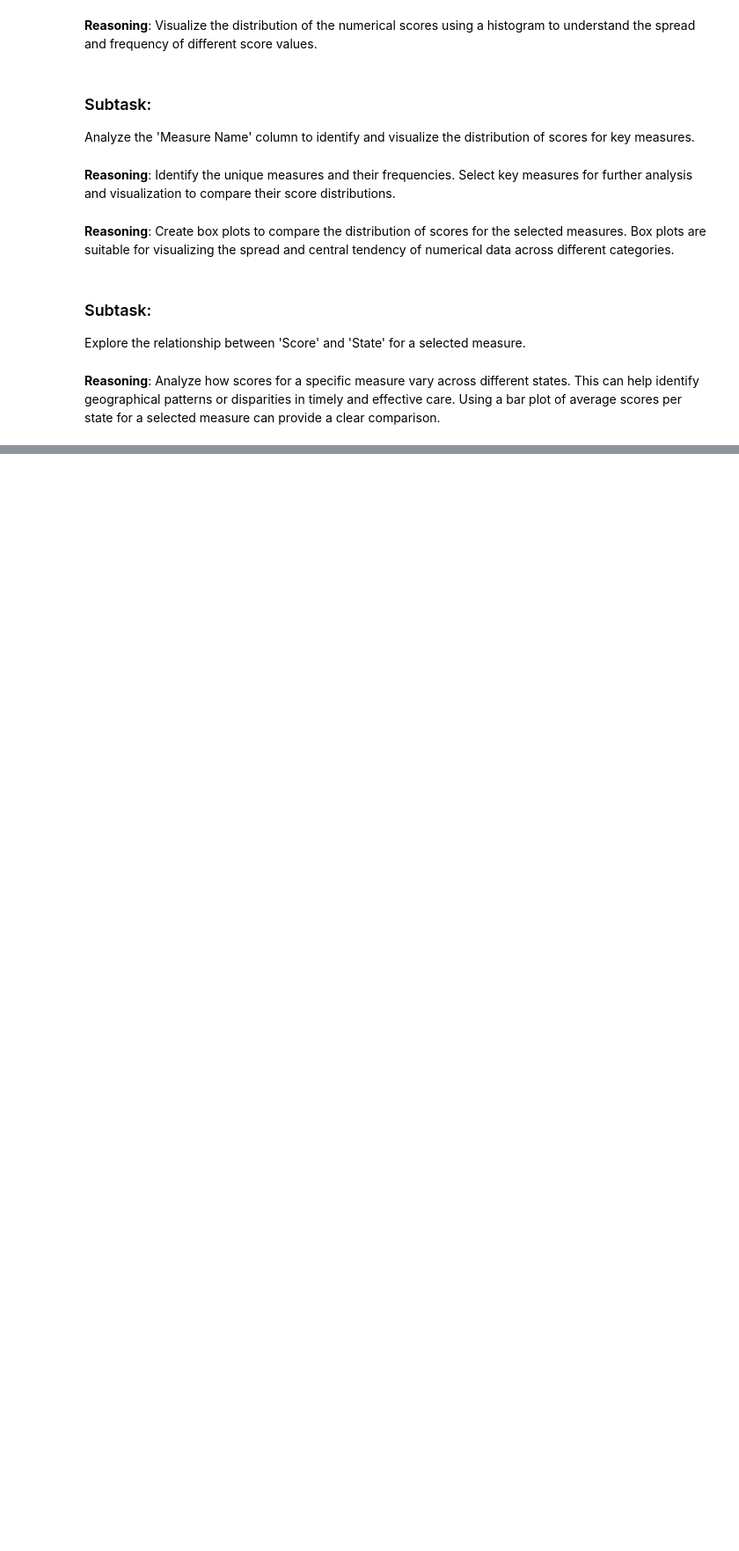
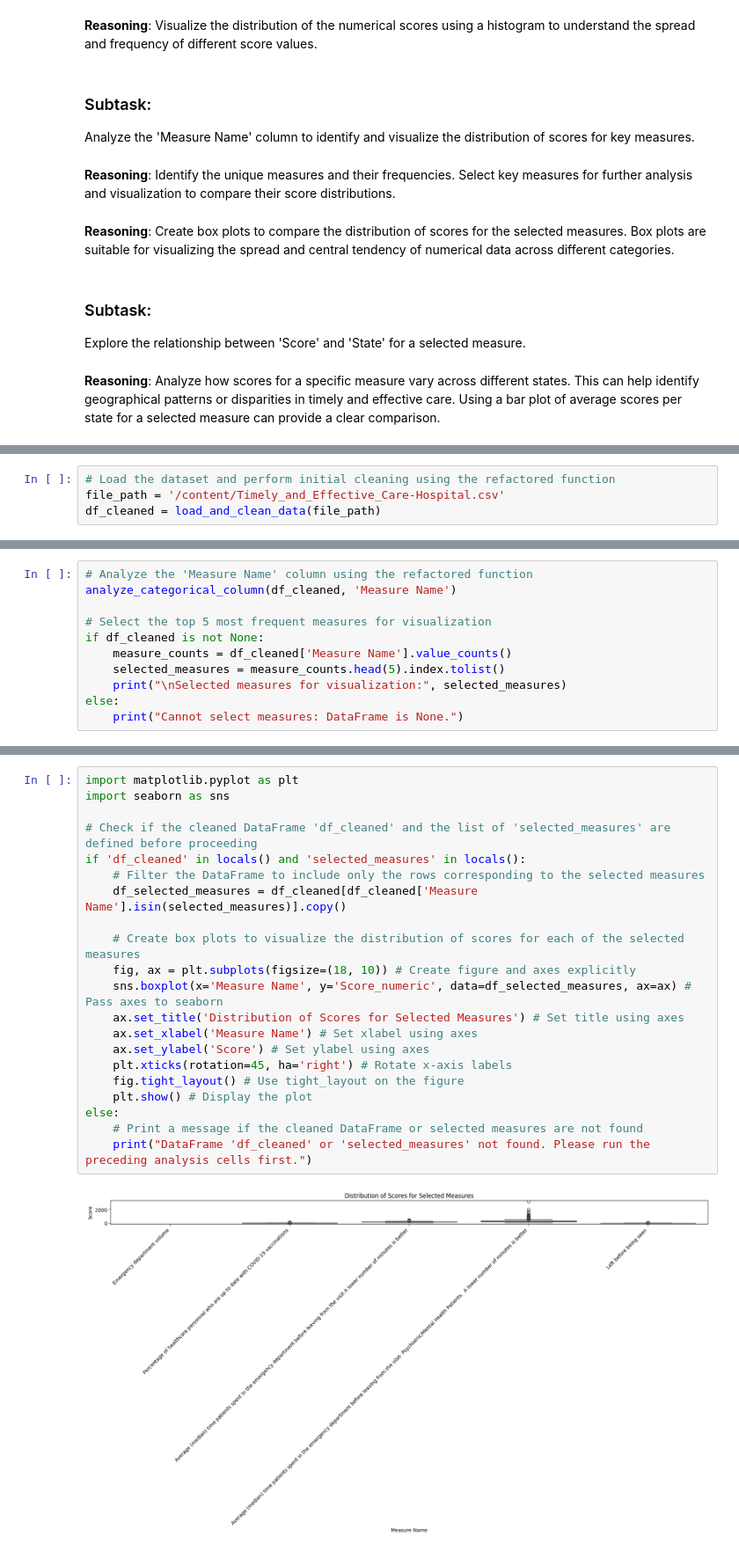
Before and after one commit to churamani2030dev/DSP, a Jupyter notebook: timely_and_effectively_care_hospital.ipynb, the cells around one changed output, grey strips where cells are left out. Shown at 88% size. Saved outputs shown, nothing was run; the diff lists cells and outputs as text; blank space fills up the shorter version.

```diff
--- a/timely_and_effectively_care_hospital.ipynb
+++ b/timely_and_effectively_care_hospital.ipynb
@@ -899,0 +1229,4 @@ Analyze how scores for a specific measure vary across different states. This can
+# %%
+# Load the dataset and perform initial cleaning using the refactored function
+file_path = '/content/Timely_and_Effective_Care-Hospital.csv'
+df_cleaned = load_and_clean_data(file_path)
@@ -899,0 +1296,11 @@ Analyze how scores for a specific measure vary across different states. This can
+# %%
+# Analyze the 'Measure Name' column using the refactored function
+analyze_categorical_column(df_cleaned, 'Measure Name')
+
+# Select the top 5 most frequent measures for visualization
+if df_cleaned is not None:
+    measure_counts = df_cleaned['Measure Name'].value_counts()
+    selected_measures = measure_counts.head(5).index.tolist()
+    print("\nSelected measures for visualization:", selected_measures)
+else:
+    print("Cannot select measures: DataFrame is None.")
@@ -899,0 +1328,23 @@ Analyze how scores for a specific measure vary across different states. This can
+# %%
+import matplotlib.pyplot as plt
+import seaborn as sns
+
+# Check if the cleaned DataFrame 'df_cleaned' and the list of 'selected_measures' are defined before proceeding
+if 'df_cleaned' in locals() and 'selected_measures' in locals():
+    # Filter the DataFrame to include only the rows corresponding to the selected measures
+    df_selected_measures = df_cleaned[df_cleaned['Measure Name'].isin(selected_measures)].copy()
+
+    # Create box plots to visualize the distribution of scores for each of the selected measures
+    fig, ax = plt.subplots(figsize=(18, 10)) # Create figure and axes explicitly
+    sns.boxplot(x='Measure Name', y='Score_numeric', data=df_selected_measures, ax=ax) # Pass axes to seaborn
+    ax.set_title('Distribution of Scores for Selected Measures') # Set title using axes
+    ax.set_xlabel('Measure Name') # Set xlabel using axes
+    ax.set_ylabel('Score') # Set ylabel using axes
+    plt.xticks(rotation=45, ha='right') # Rotate x-axis labels
+    fig.tight_layout() # Use tight_layout on the figure
+    plt.show() # Display the plot
+else:
+    # Print a message if the cleaned DataFrame or selected measures are not found
+    print("DataFrame 'df_cleaned' or 'selected_measures' not found. Please run the preceding analysis cells first.")
+# %% [output]
+[figure, added]
```
Also changed, not shown: parts of 47 cells of this notebook.
